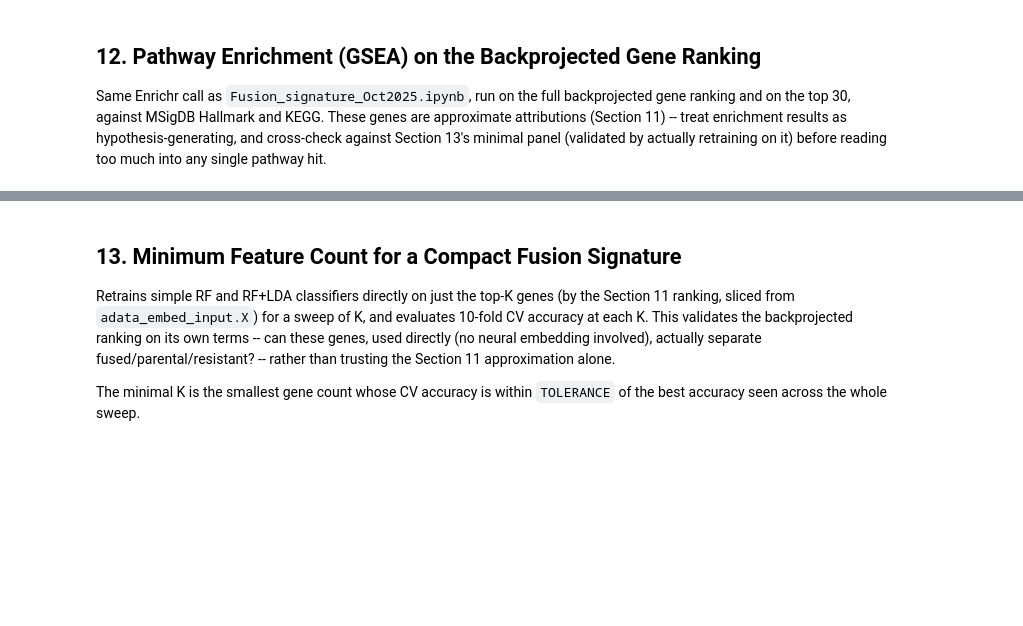
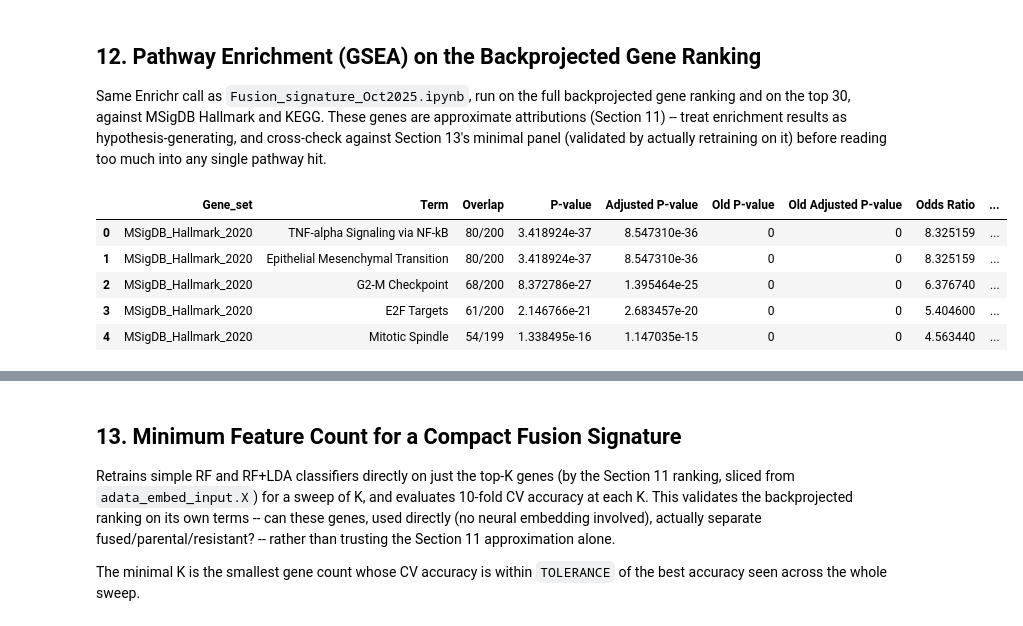
Before and after one commit to paulameena/fusion-scRNAseq-analysis, a Jupyter notebook: Fusion_embedding_classifier_comparison.ipynb, the cells around one changed output, grey strips where cells are left out. Cells and saved outputs as stored; diff of their text form; code cells hidden in the pictures; blank space fills up the shorter version.

```diff
--- a/Fusion_embedding_classifier_comparison.ipynb
+++ b/Fusion_embedding_classifier_comparison.ipynb
@@ -839,13 +860,20 @@ pathway hit.
 # %%
 all_genes_emb = top_genes_emb['feature'].str.strip().tolist()
 enr_emb_all = gp.enrichr(
     gene_list=all_genes_emb,
     gene_sets=['MSigDB_Hallmark_2020', 'KEGG_2021_Human'],
-    organism='Human',
+    organism='human',
     outdir='enrichr_results_embedding_all',
     cutoff=1.0,
 )
 enr_emb_all.results.head()
+# %% [output]
+|  | Gene_set | Term | Overlap | P-value | Adjusted P-value | Old P-value | Old Adjusted P-value | Odds Ratio | ... |
+| 0 | MSigDB_Hallmark_2020 | TNF-alpha Signaling via NF-kB | 80/200 | 3.418924e-37 | 8.547310e-36 | 0 | 0 | 8.325159 | ... |
+| 1 | MSigDB_Hallmark_2020 | Epithelial Mesenchymal Transition | 80/200 | 3.418924e-37 | 8.547310e-36 | 0 | 0 | 8.325159 | ... |
+| 2 | MSigDB_Hallmark_2020 | G2-M Checkpoint | 68/200 | 8.372786e-27 | 1.395464e-25 | 0 | 0 | 6.376740 | ... |
+| 3 | MSigDB_Hallmark_2020 | E2F Targets | 61/200 | 2.146766e-21 | 2.683457e-20 | 0 | 0 | 5.404600 | ... |
+| 4 | MSigDB_Hallmark_2020 | Mitotic Spindle | 54/199 | 1.338495e-16 | 1.147035e-15 | 0 | 0 | 4.563440 | ... |
 # %%
 top30_genes_emb = top_genes_emb['feature'].head(30).str.strip().tolist()
 enr_emb_top30 = gp.enrichr(
```
Also changed, not shown: parts of 8 cells of this notebook, 5 other files.
